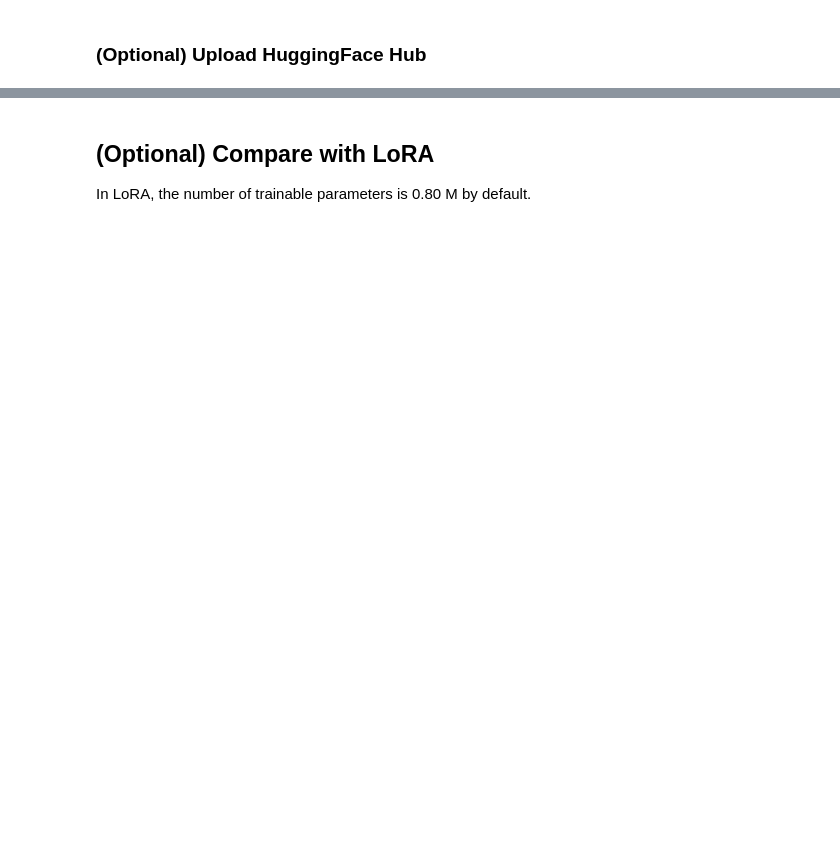
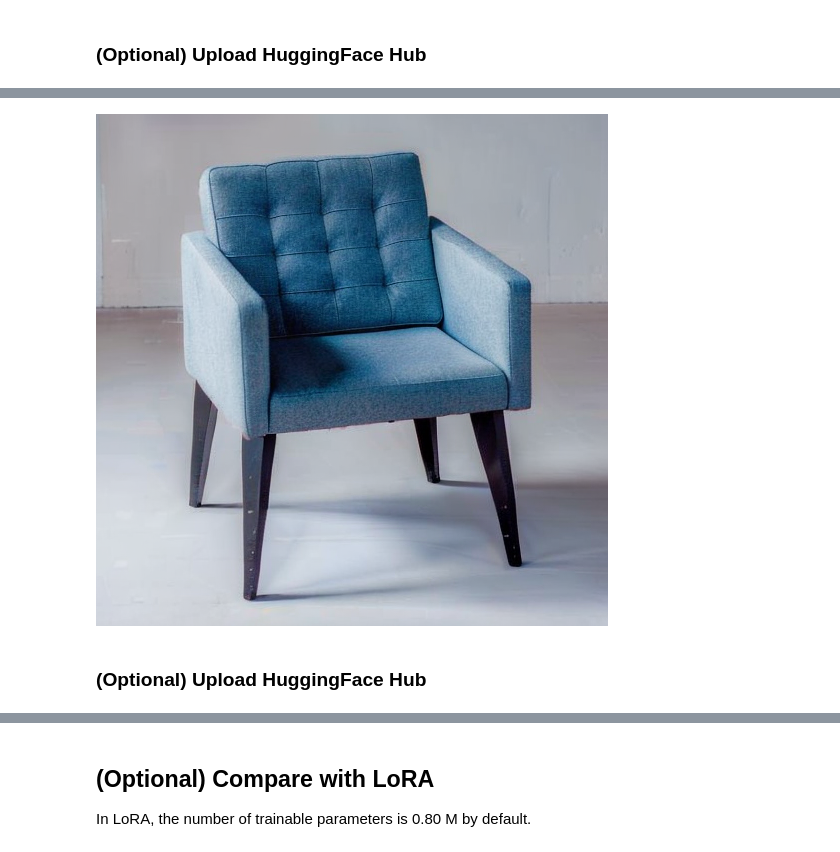
Before and after one commit to mkshing/svdiff-pytorch, a Jupyter notebook: scripts/svdiff_pytorch.ipynb, the cells around one changed output, grey strips where cells are left out. Cells and saved outputs as stored; diff of their text form; code cells hidden in the pictures; blank space fills up the shorter version.

```diff
--- a/scripts/svdiff_pytorch.ipynb
+++ b/scripts/svdiff_pytorch.ipynb
@@ -293,0 +385,7 @@ upload_folder(
+# %%
+# @title **Parameters:**
+MODEL_NAME = "runwayml/stable-diffusion-v1-5" # @param {type: "string"}
+# this is the number nitrosoke recommends
+NUM_CLASS_IMAGES = 200 #@param {type: "integer"}
+MAX_TRAIN_STEPS = 500 #@param {type: "integer"}
+CHECKPOINTING_STEPS = 200 #@param {type: "integer"}
@@ -293,0 +495,72 @@ upload_folder(
+# %%
+# @markdown **Run!:**
+# @markdown <br> *It takes time at the 1st run because SVD is performed.
+import random
+from tqdm import tqdm
+import sys
+import torch
+from PIL import Image
+from diffusers import DDIMScheduler
+sys.path.append("/content/svdiff-pytorch-2")
+from svdiff_pytorch import load_unet_for_svdiff, load_text_encoder_for_svdiff
+
+target_prompt = "photo of a blue chair with black legs" #@param {type: "string"}
+#@markdown If you want to use DDIM inversion, please input your training prompt and image below.
+# source_prompt = "photo of a pink chair with black legs"
+source_prompt = "" #@param {type: "string"}
+source_image_path_or_url = "" #@param {type: "string"}
+num_images_per_prompt = 1 # @param {type: "integer"}
+guidance_scale = 7.5 # @param {type: "number"}
+num_inference_steps = 25 # @param {type: "integer"}
+height = 512 # @param {type: "integer"}
+width = 512 # @param {type: "integer"}
+seed = "random_seed" #@param {type:"string"}
+spectral_shifts_scale = 1.0 #@param {type: "number"}
+
+
+if pipe.unet.conv_out.scale != spectral_shifts_scale:
+  for module in pipe.unet.modules():
+    if hasattr(module, "set_scale"):
+      module.set_scale(scale=spectral_shifts_scale)
+  print(f"Set spectral_shifts_scale to {spectral_shifts_scale}!")
+
+
+if seed == "random_seed":
+  random.seed()
+  seed = random.randint(0, 2**32)
+else:
+  seed = int(seed)
+g_cuda = torch.Generator(device='cuda').manual_seed(seed)
+print(f"seed: {seed}")
+
+inv_latents = None
+# (optional) ddim inversion
+if source_prompt != "" and source_image_path_or_url != "":
+  print("DDIM Inversion...")
+  # if you don't do it, inv_latents = None
+  image = Image.open(fetch(source_image_path_or_url)).convert("RGB").resize((width, height))
+  # in SVDiff, they use guidance scale=1 in ddim inversion
+  inv_latents = pipe.invert(source_prompt, image=image, guidance_scale=1.0).latents
+
+
+target_prompt = target_prompt.split("::")
+all_images = []
+for prompt in tqdm(target_prompt):
+    with torch.autocast(device), torch.inference_mode():
+        images = pipe(
+            prompt,
+            latents=inv_latents,
+            num_inference_steps=num_inference_steps,
+            guidance_scale=guidance_scale,
+            num_images_per_prompt=num_images_per_prompt,
+            height=height,
+            width=width,
+            generator=g_cuda,
+        ).images
+    all_images.extend(images)
+grid_image = image_grid(all_images, len(target_prompt), num_images_per_prompt)
+grid_image
+# %% [output]
+[figure, added]
+# %% [markdown]
+### **(Optional) Upload HuggingFace Hub**
```
Also changed, not shown: parts of 18 cells of this notebook.
